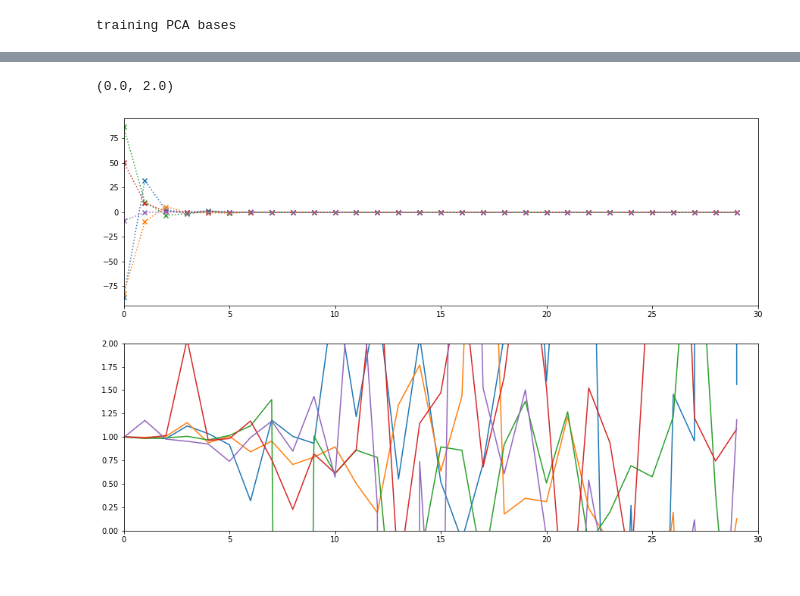
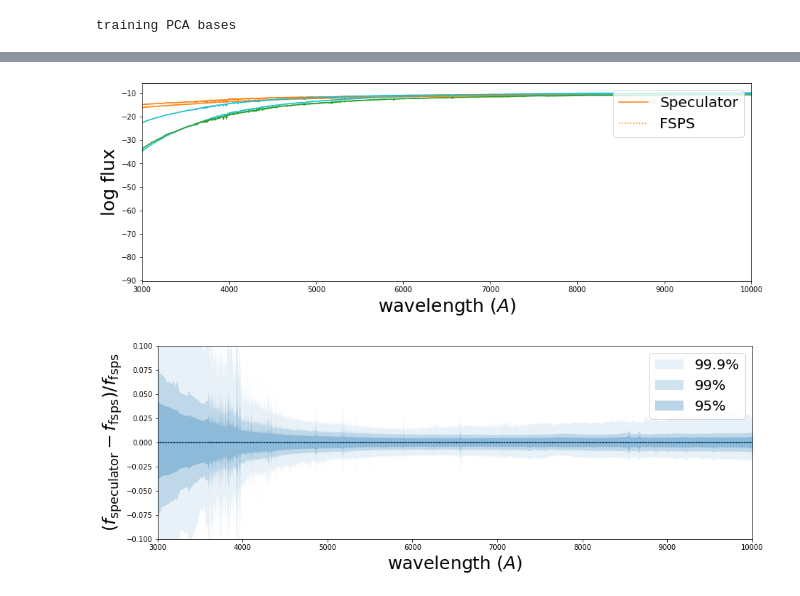
Before and after one commit to changhoonhahn/gqp_mc, a Jupyter notebook: nb/training_desi_complexdust_speculator.ipynb, the cells around one changed output, grey strips where cells are left out. Saved outputs shown, nothing was run; the diff lists cells and outputs as text; code cells hidden in the pictures.

Commit message:
updated DESI complex dust speculator training

```diff
--- a/nb/training_desi_complexdust_speculator.ipynb
+++ b/nb/training_desi_complexdust_speculator.ipynb
@@ -24,6 +24,7 @@ wave = np.load('wave_fsps.npy')
 # %%
 n_param = 10
 n_wave  = len(wave)
+batches = '0_99'
 n_pcas  = 30
 # %%
 # load trained PCA basis object
@@ -156,18 +142,48 @@ np.save('DESI_complexdust_model.trainig_selection.npy', training_selection)
 # %%
-speculator = Speculator(restore=True, restore_filename='_DESI_complexdust_model.log')
+speculator = Speculator(restore=True, restore_filename='_DESI_complexdust_model.%s.pca%i.log' % (batches, n_pcas))
-# %%
-fig = plt.figure(figsize=(15,10))
-sub = fig.add_subplot(211)
-for i, _theta, _pca in zip(range(5), training_theta[~training_selection][:5], speculator.call(training_theta[~training_selection][:5])):
-    sub.scatter(range(n_pcas), _pca, c='C%i' % i, marker='x')
-    sub.plot(PCABasis.training_pca[~training_selection][i], c='C%i' % i, ls=':')
-sub.set_xlim(0, n_pcas)
-
-sub = fig.add_subplot(212)
-for i, _theta, _pca in zip(range(5), training_theta[~training_selection][:5], speculator.call(training_theta[~training_selection][:5])):
-    sub.plot(range(n_pcas), _pca/PCABasis.training_pca[~training_selection][i], c='C%i' % i)
-sub.set_xlim(0, n_pcas)
-sub.set_ylim(0., 2)
-# %% [output]
-(0.0, 2.0)
-[figure, removed]
+# %%
+# read in training parameters and data
+theta_test = np.load('DESI_complexdust.theta_test.npy')
+logspectrum_test = np.load('DESI_complexdust.logspectrum_fsps_test.npy')
+spectrum_test = 10**logspectrum_test
+# %%
+logspectrum_spec = speculator.log_spectrum(theta_test.astype(np.float32))
+spectrum_spec = 10**logspectrum_spec
+# %%
+# figure comparing Speculator log spectrum to FSPS log spectrum
+fig = plt.figure(figsize=(15,5))
+sub = fig.add_subplot(111)
+for ii, i in enumerate(np.random.choice(len(theta_test), size=5)):
+    sub.plot(wave, logspectrum_spec[i], c='C%i' % i, ls='-', label='Speculator')
+    sub.plot(wave, logspectrum_test[i], c='C%i' % i, ls=':', label='FSPS')
+    if ii == 0: sub.legend(loc='upper right', fontsize=20)
+
+sub.set_xlabel('wavelength ($A$)', fontsize=25)
+sub.set_xlim(3e3, 1e4)
+sub.set_ylabel('log flux', fontsize=25)
+fig.savefig('validate_desi_complexdust.%s.pca%i.0.png' % (batches, n_pcas), bbox_inches='tight')
+
+# more quantitative accuracy test of the Speculator model
+frac_dspectrum = (spectrum_spec - spectrum_test) / spectrum_test
+frac_dspectrum_quantiles = np.nanquantile(frac_dspectrum,
+        [0.0005, 0.005, 0.025, 0.5, 0.975, 0.995, 0.9995], axis=0)
+
+fig = plt.figure(figsize=(15,5))
+sub = fig.add_subplot(111)
+sub.fill_between(wave, frac_dspectrum_quantiles[0],
+        frac_dspectrum_quantiles[6], fc='C0', ec='none', alpha=0.1, label='99.9%')
+sub.fill_between(wave, frac_dspectrum_quantiles[1],
+        frac_dspectrum_quantiles[5], fc='C0', ec='none', alpha=0.2, label='99%')
+sub.fill_between(wave, frac_dspectrum_quantiles[2],
+        frac_dspectrum_quantiles[4], fc='C0', ec='none', alpha=0.3, label='95%')
+sub.plot(wave, frac_dspectrum_quantiles[3], c='C0', ls='-')
+sub.plot(wave, np.zeros(len(wave)), c='k', ls=':')
+sub.legend(loc='upper right', fontsize=20)
+sub.set_xlabel('wavelength ($A$)', fontsize=25)
+sub.set_xlim(3e3, 1e4)
+sub.set_ylabel(r'$(f_{\rm speculator} - f_{\rm fsps})/f_{\rm fsps}$', fontsize=25)
+sub.set_ylim(-0.1, 0.1)
+fig.savefig('validate_desi_complexdust.%s.pca%i.1.png' % (batches, n_pcas), bbox_inches='tight')
+# %% [output]
+[figure, added]
+[figure, added]
```
Also changed, not shown: parts of 3 cells of this notebook.
